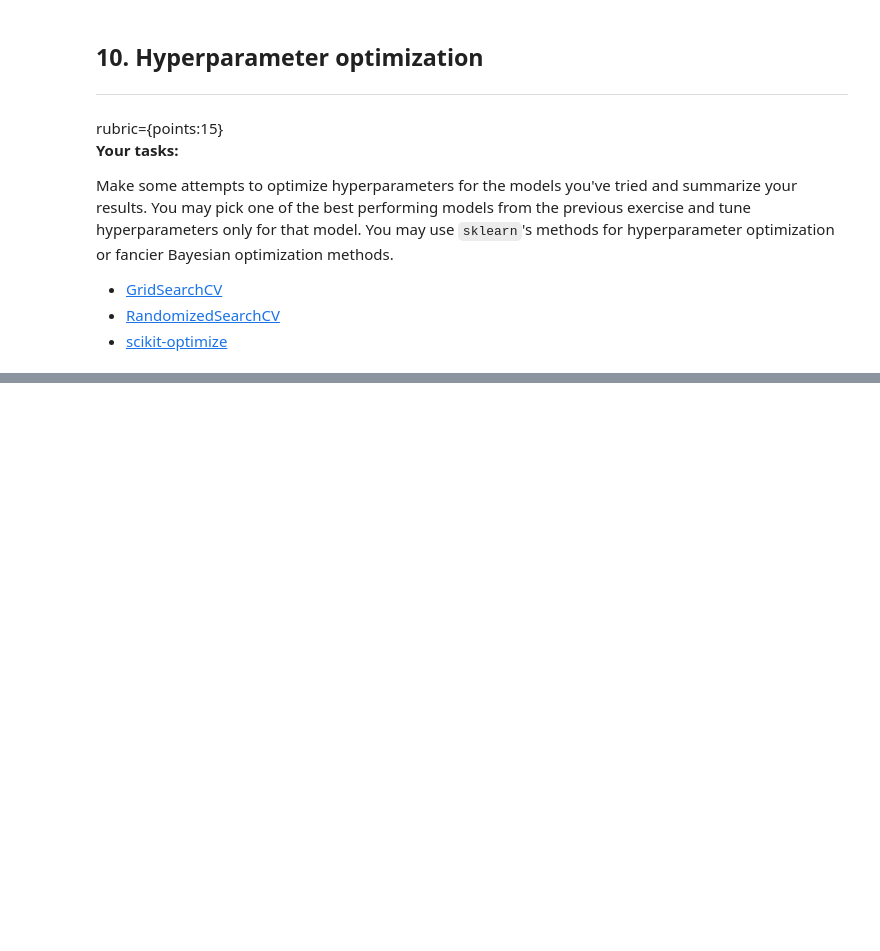
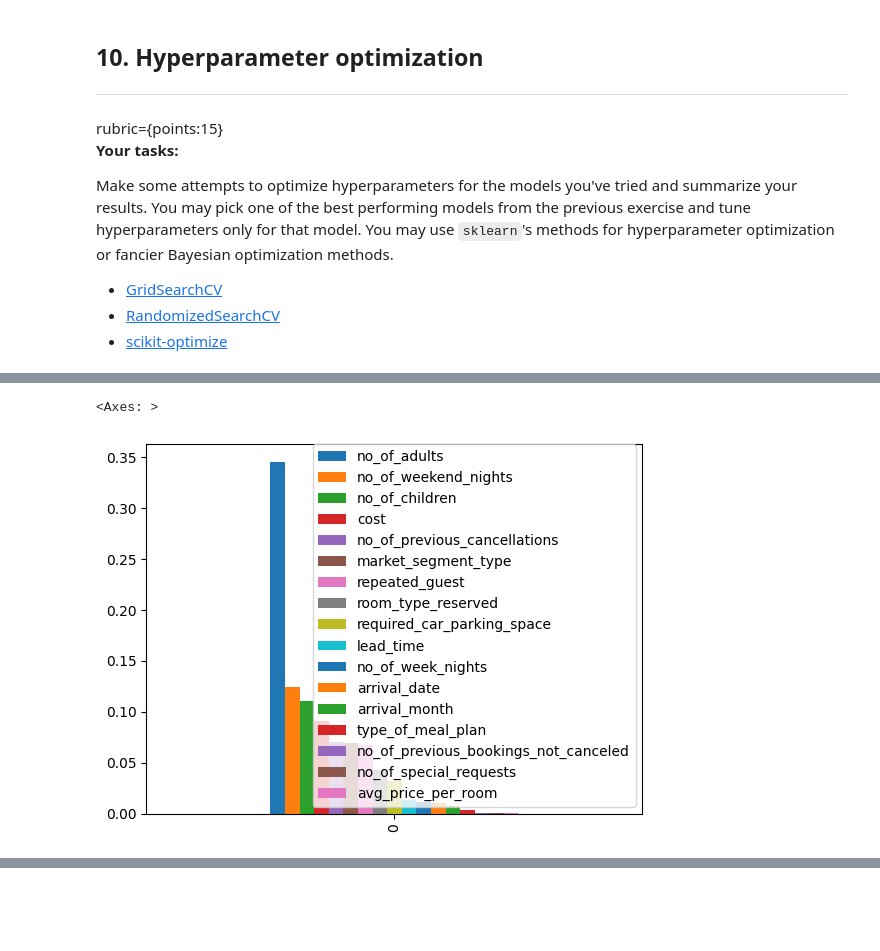
Before and after one commit to Blaise143/CPSC-330-ASSIGNMENTS, a Jupyter notebook: hw6/hw6-starter.ipynb, the cells around one changed output, grey strips where cells are left out. Drawn from its saved outputs; the diff is of its cells as text; code cells hidden in the pictures; blank space fills up the shorter version.

```diff
--- a/hw6/hw6-starter.ipynb
+++ b/hw6/hw6-starter.ipynb
@@ -589,0 +672,5 @@ Make some attempts to optimize hyperparameters for the models you've tried and s
+# %%
+importances.T.reset_index().drop("index", axis=1).plot(kind="bar")
+# %% [output]
+<Axes: >
+[figure, added]
```
Also changed, not shown: parts of 15 cells of this notebook.
